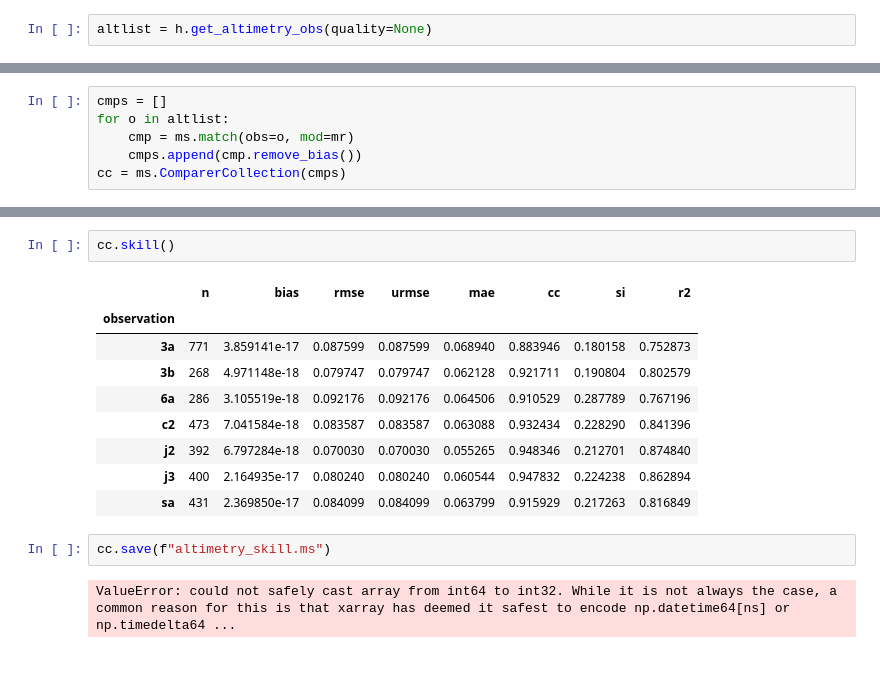
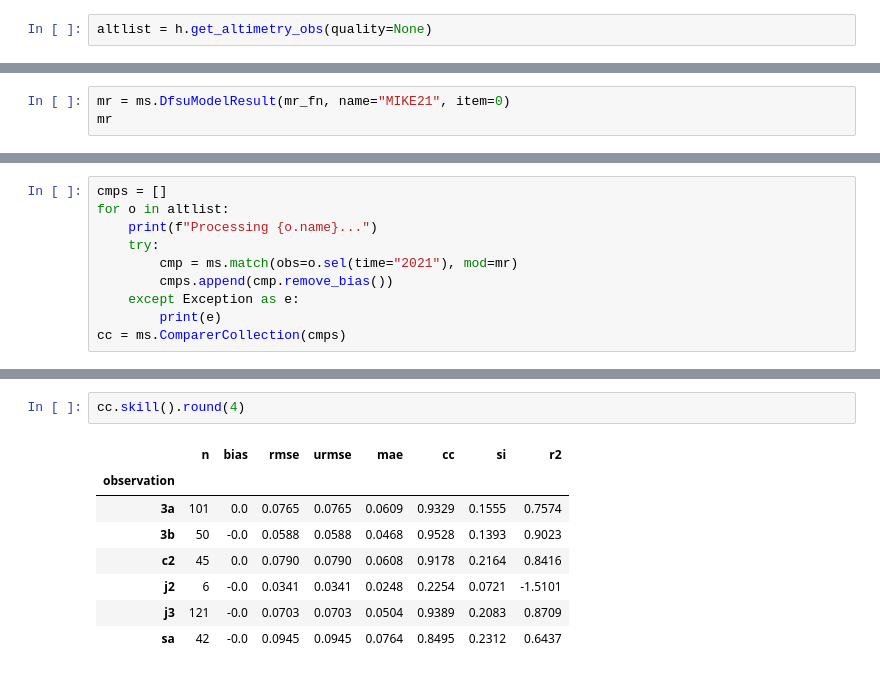
Before and after one commit to DHI/WaterBench-MIKE21HD-Oresund, a Jupyter notebook: code/model_validation_altimetry.ipynb, the cells around one changed output, grey strips where cells are left out. Cells and saved outputs as stored; diff of their text form.

```diff
--- a/code/model_validation_altimetry.ipynb
+++ b/code/model_validation_altimetry.ipynb
@@ -28,0 +14,3 @@ ValueError: No time overlap!
+# %%
+mr = ms.DfsuModelResult(mr_fn, name="MIKE21", item=0)
+mr
@@ -29,6 +21,10 @@ ValueError: No time overlap!
 # %%
 cmps = []
 for o in altlist:
-    cmp = ms.match(obs=o, mod=mr)
-    cmps.append(cmp.remove_bias())
+    print(f"Processing {o.name}...")
+    try:
+        cmp = ms.match(obs=o.sel(time="2021"), mod=mr)
+        cmps.append(cmp.remove_bias())
+    except Exception as e:
+        print(e)
 cc = ms.ComparerCollection(cmps)
@@ -40,16 +40,11 @@ cc["3a"].plot.scatter()
 # %%
-cc.skill()
+cc.skill().round(4)
 # %% [output]
 |  | n | bias | rmse | urmse | mae | cc | si | r2 |
 | observation |  |  |  |  |  |  |  |  |
-| 3a | 771 | 3.859141e-17 | 0.087599 | 0.087599 | 0.068940 | 0.883946 | 0.180158 | 0.752873 |
-| 3b | 268 | 4.971148e-18 | 0.079747 | 0.079747 | 0.062128 | 0.921711 | 0.190804 | 0.802579 |
-| 6a | 286 | 3.105519e-18 | 0.092176 | 0.092176 | 0.064506 | 0.910529 | 0.287789 | 0.767196 |
-| c2 | 473 | 7.041584e-18 | 0.083587 | 0.083587 | 0.063088 | 0.932434 | 0.228290 | 0.841396 |
-| j2 | 392 | 6.797284e-18 | 0.070030 | 0.070030 | 0.055265 | 0.948346 | 0.212701 | 0.874840 |
-| j3 | 400 | 2.164935e-17 | 0.080240 | 0.080240 | 0.060544 | 0.947832 | 0.224238 | 0.862894 |
-| sa | 431 | 2.369850e-17 | 0.084099 | 0.084099 | 0.063799 | 0.915929 | 0.217263 | 0.816849 |
+| 3a | 101 | 0.0 | 0.0765 | 0.0765 | 0.0609 | 0.9329 | 0.1555 | 0.7574 |
+| 3b | 50 | -0.0 | 0.0588 | 0.0588 | 0.0468 | 0.9528 | 0.1393 | 0.9023 |
+| c2 | 45 | 0.0 | 0.0790 | 0.0790 | 0.0608 | 0.9178 | 0.2164 | 0.8416 |
+| j2 | 6 | -0.0 | 0.0341 | 0.0341 | 0.0248 | 0.2254 | 0.0721 | -1.5101 |
+| j3 | 121 | -0.0 | 0.0703 | 0.0703 | 0.0504 | 0.9389 | 0.2083 | 0.8709 |
+| sa | 42 | -0.0 | 0.0945 | 0.0945 | 0.0764 | 0.8495 | 0.2312 | 0.6437 |
-# %%
-cc.save(f"altimetry_skill.ms")
-# %% [output]
-ValueError: could not safely cast array from int64 to int32. While it is not always the case, a common reason for this is that xarray has deemed it safest to encode np.datetime64[ns] or np.timedelta64 ...
```
Also changed, not shown: parts of 9 cells of this notebook.
